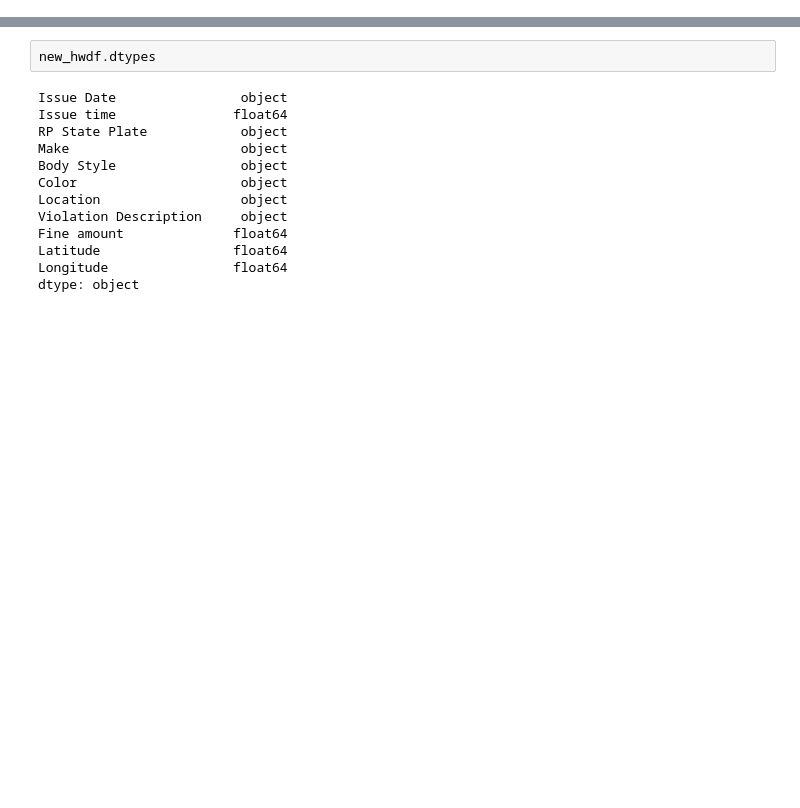
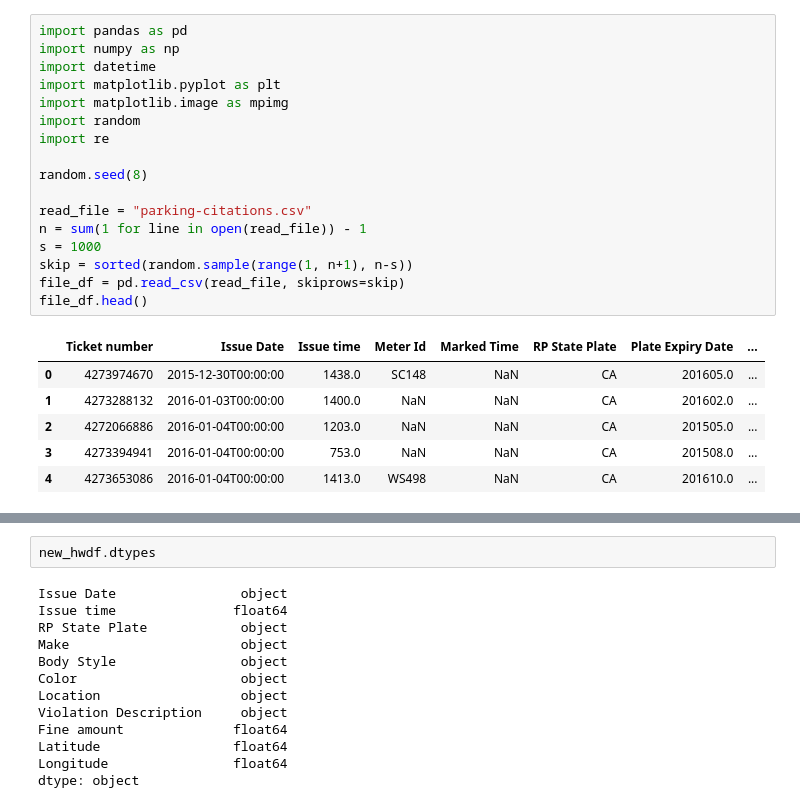
Before and after one commit to sdesai39/Project1, a Jupyter notebook: HWwork.ipynb, the cells around one changed output, grey strips where cells are left out. Drawn from its saved outputs; the diff is of its cells as text; blank space fills up the shorter version.

```diff
--- a/HWwork.ipynb
+++ b/HWwork.ipynb
@@ -0,0 +1,24 @@
+# %%
+import pandas as pd
+import numpy as np
+import datetime
+import matplotlib.pyplot as plt
+import matplotlib.image as mpimg
+import random
+import re
+
+random.seed(8)
+
+read_file = "parking-citations.csv"
+n = sum(1 for line in open(read_file)) - 1
+s = 1000
+skip = sorted(random.sample(range(1, n+1), n-s))
+file_df = pd.read_csv(read_file, skiprows=skip)
+file_df.head()
+# %% [output]
+|  | Ticket number | Issue Date | Issue time | Meter Id | Marked Time | RP State Plate | Plate Expiry Date | ... |
+| 0 | 4273974670 | 2015-12-30T00:00:00 | 1438.0 | SC148 | NaN | CA | 201605.0 | ... |
+| 1 | 4273288132 | 2016-01-03T00:00:00 | 1400.0 | NaN | NaN | CA | 201602.0 | ... |
+| 2 | 4272066886 | 2016-01-04T00:00:00 | 1203.0 | NaN | NaN | CA | 201505.0 | ... |
+| 3 | 4273394941 | 2016-01-04T00:00:00 | 753.0 | NaN | NaN | CA | 201508.0 | ... |
+| 4 | 4273653086 | 2016-01-04T00:00:00 | 1413.0 | WS498 | NaN | CA | 201610.0 | ... |
```
Also changed, not shown: parts of 5 cells of this notebook.
